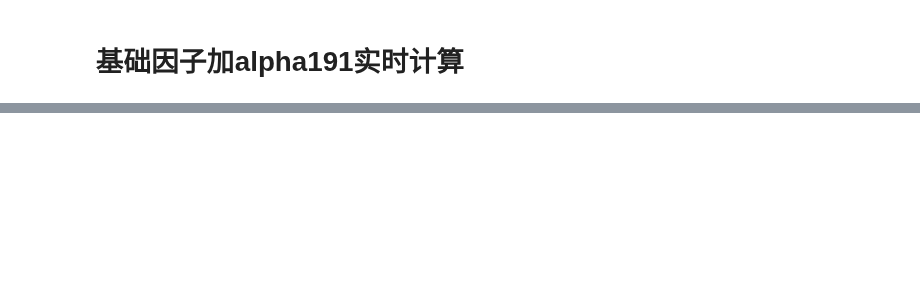
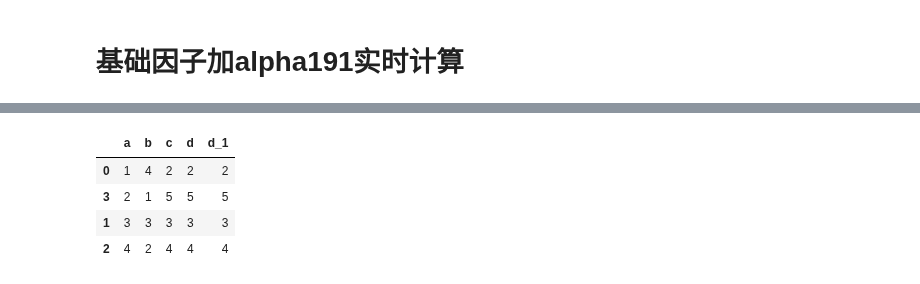
Before and after one commit to STHSF/MultiFactors, a Jupyter notebook: src/stacking/notebooks/run_realtime.ipynb, the cells around one changed output, grey strips where cells are left out. Saved outputs shown, nothing was run; the diff lists cells and outputs as text; code cells hidden in the pictures; blank space fills up the shorter version.

```diff
--- a/src/stacking/notebooks/run_realtime.ipynb
+++ b/src/stacking/notebooks/run_realtime.ipynb
@@ -983 +993,6 @@ set(data['trade_date'])
  '2019-10-29 00:00:00'}
+# %%
+a = pd.DataFrame({'a':[1,3,4,2], 'b':[4,3,2,1], 'c':[2,3,4,5], 'd':[2,3,4,5]})
+# %%
+b = a.sort_values(by=['a', 'b'], ascending=True)
+b
@@ -983,0 +1005,10 @@ set(data['trade_date'])
+# %%
+b['d_1'] = a[['d']]
+# %%
+b
+# %% [output]
+|  | a | b | c | d | d_1 |
+| 0 | 1 | 4 | 2 | 2 | 2 |
+| 3 | 2 | 1 | 5 | 5 | 5 |
+| 1 | 3 | 3 | 3 | 3 | 3 |
+| 2 | 4 | 2 | 4 | 4 | 4 |
```
Also changed, not shown: parts of 12 cells of this notebook, 2 other files.
